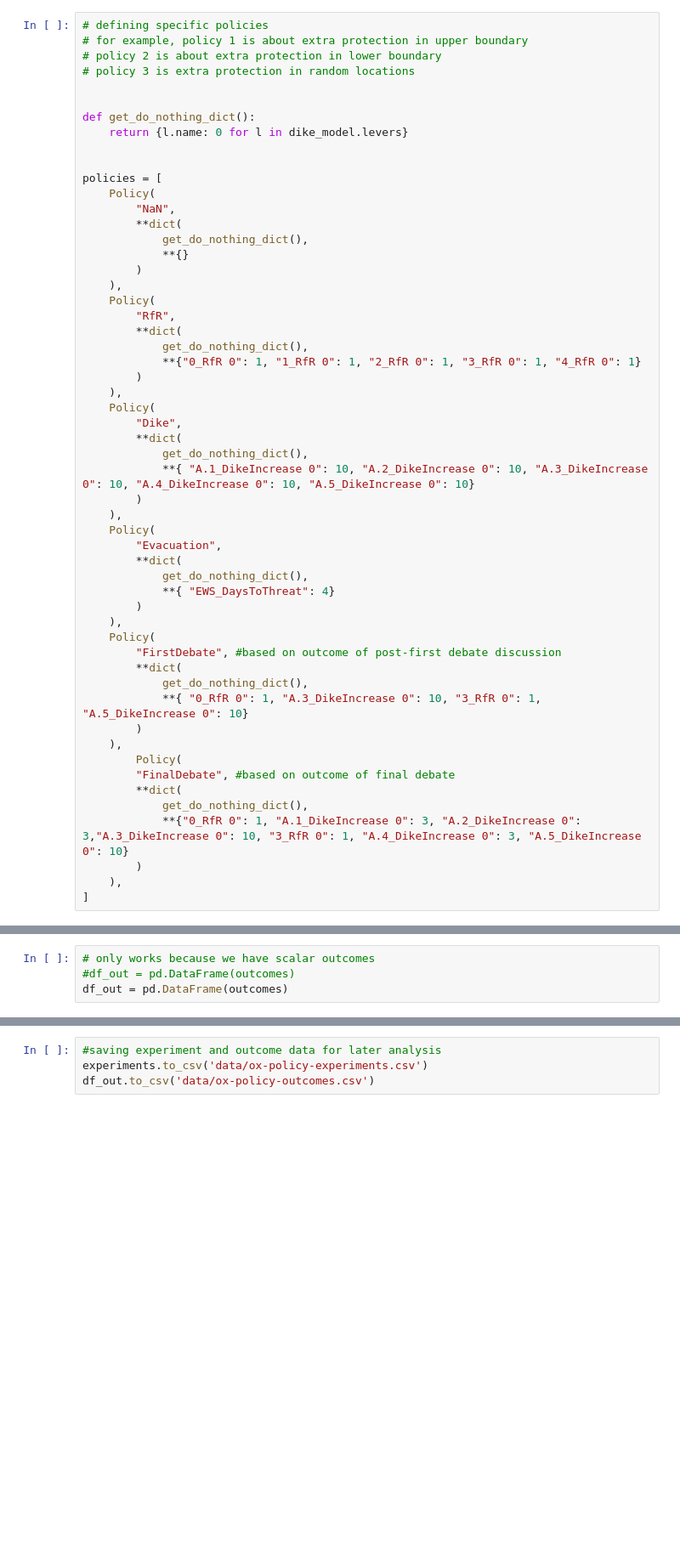
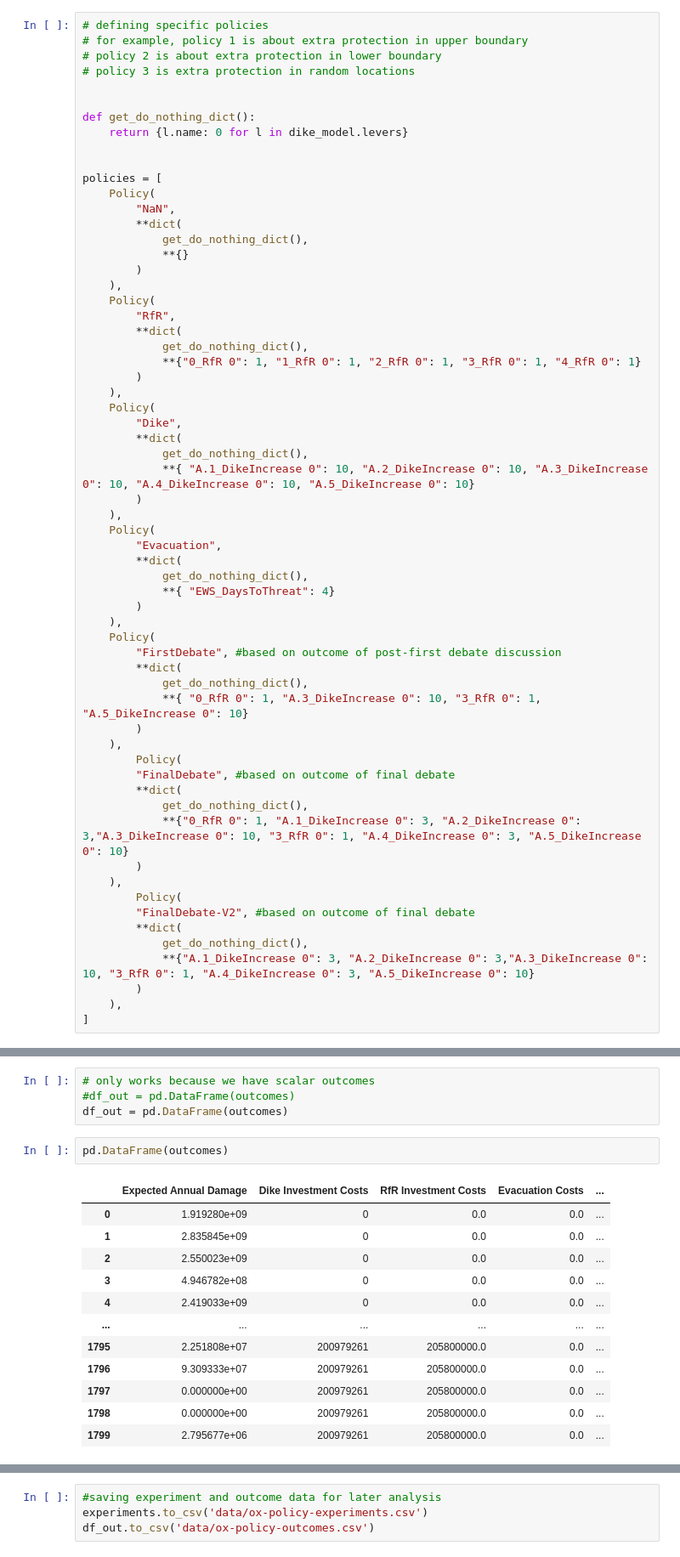
Before and after one commit to green-caro/epa1361_open, a Jupyter notebook: final assignment/Open Exploration.ipynb, the cells around one changed output, grey strips where cells are left out. Shown at 85% size. Drawn from its saved outputs; the diff is of its cells as text; blank space fills up the shorter version.

Commit message:
more input from final debate

```diff
--- a/final assignment/Open Exploration.ipynb
+++ b/final assignment/Open Exploration.ipynb
@@ -121,6 +121,13 @@ policies = [
             **{"0_RfR 0": 1, "A.1_DikeIncrease 0": 3, "A.2_DikeIncrease 0": 3,"A.3_DikeIncrease 0": 10, "3_RfR 0": 1, "A.4_DikeIncrease 0": 3, "A.5_DikeIncrease 0": 10}
         )
     ),
+        Policy(
+        "FinalDebate-V2", #based on outcome of final debate
+        **dict(
+            get_do_nothing_dict(),
+            **{"A.1_DikeIncrease 0": 3, "A.2_DikeIncrease 0": 3,"A.3_DikeIncrease 0": 10, "3_RfR 0": 1, "A.4_DikeIncrease 0": 3, "A.5_DikeIncrease 0": 10}
+        )
+    ),
 ]
 # %%
 # pass the policies list to EMA workbench experiment runs
@@ -138,3 +143,18 @@ experiments, outcomes = results
 # only works because we have scalar outcomes
 #df_out = pd.DataFrame(outcomes)
 df_out = pd.DataFrame(outcomes)
+# %%
+pd.DataFrame(outcomes)
+# %% [output]
+|  | Expected Annual Damage | Dike Investment Costs | RfR Investment Costs | Evacuation Costs | ... |
+| 0 | 1.919280e+09 | 0 | 0.0 | 0.0 | ... |
+| 1 | 2.835845e+09 | 0 | 0.0 | 0.0 | ... |
+| 2 | 2.550023e+09 | 0 | 0.0 | 0.0 | ... |
+| 3 | 4.946782e+08 | 0 | 0.0 | 0.0 | ... |
+| 4 | 2.419033e+09 | 0 | 0.0 | 0.0 | ... |
+| ... | ... | ... | ... | ... | ... |
+| 1795 | 2.251808e+07 | 200979261 | 205800000.0 | 0.0 | ... |
+| 1796 | 9.309333e+07 | 200979261 | 205800000.0 | 0.0 | ... |
+| 1797 | 0.000000e+00 | 200979261 | 205800000.0 | 0.0 | ... |
+| 1798 | 0.000000e+00 | 200979261 | 205800000.0 | 0.0 | ... |
+| 1799 | 2.795677e+06 | 200979261 | 205800000.0 | 0.0 | ... |
```
Also changed, not shown: parts of 2 cells of this notebook.
